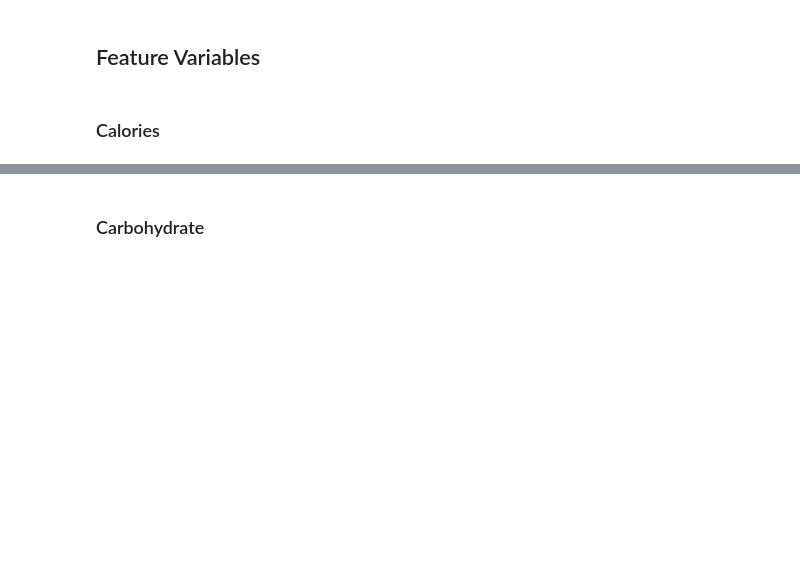
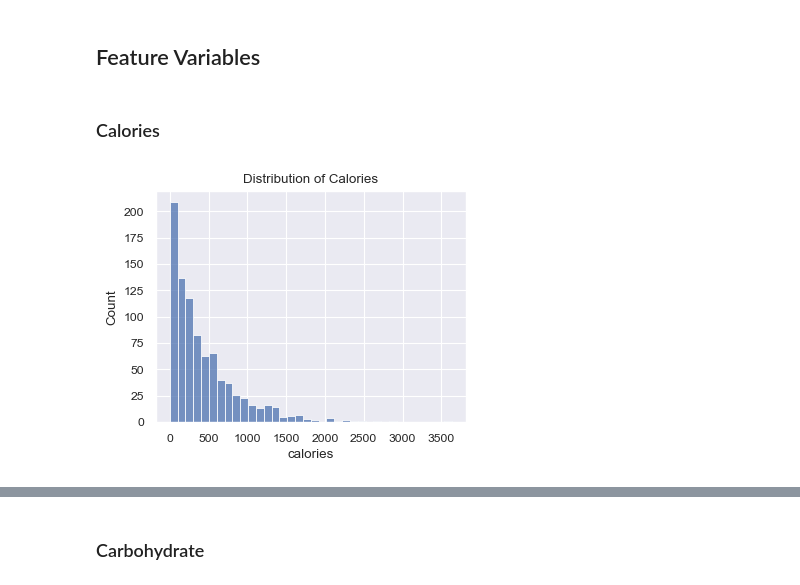
Before and after one commit to sandroarpy/recipe_site_traffic, a Jupyter notebook: notebook.ipynb, the cells around one changed output, grey strips where cells are left out. Drawn from its saved outputs; the diff is of its cells as text; code cells hidden in the pictures; blank space fills up the shorter version.

```diff
--- a/notebook.ipynb
+++ b/notebook.ipynb
@@ -99,3 +157,10 @@ sns.barplot(data=table, x='high_traffic', y='p')
 ## Feature Variables
 # %% [markdown]
 ### Calories
+# %%
+feature = 'calories'
+
+sns.histplot(df[feature])
+plt.title('Distribution of Calories');
+# %% [output]
+[figure, added]
```
Also changed, not shown: parts of 73 cells of this notebook.
